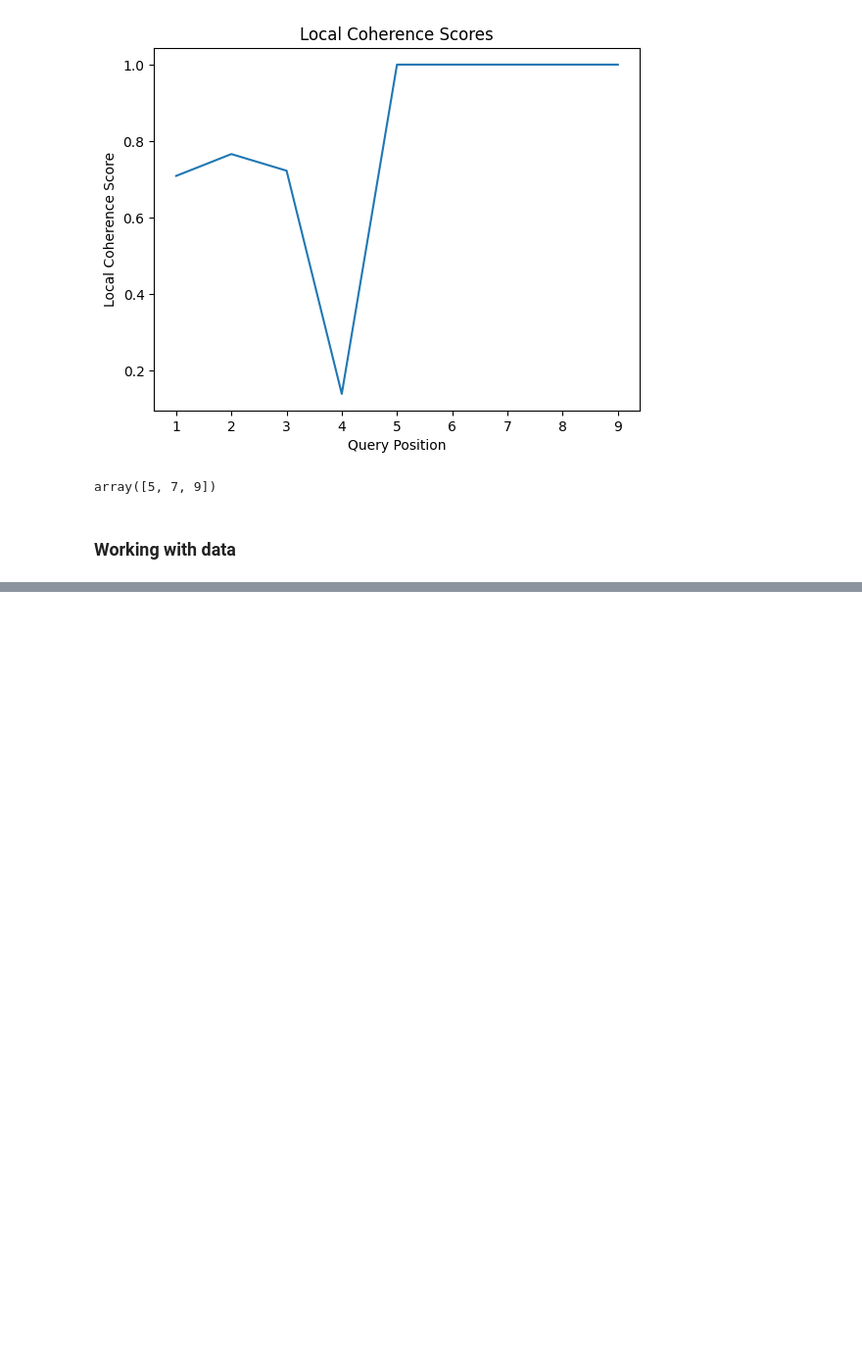
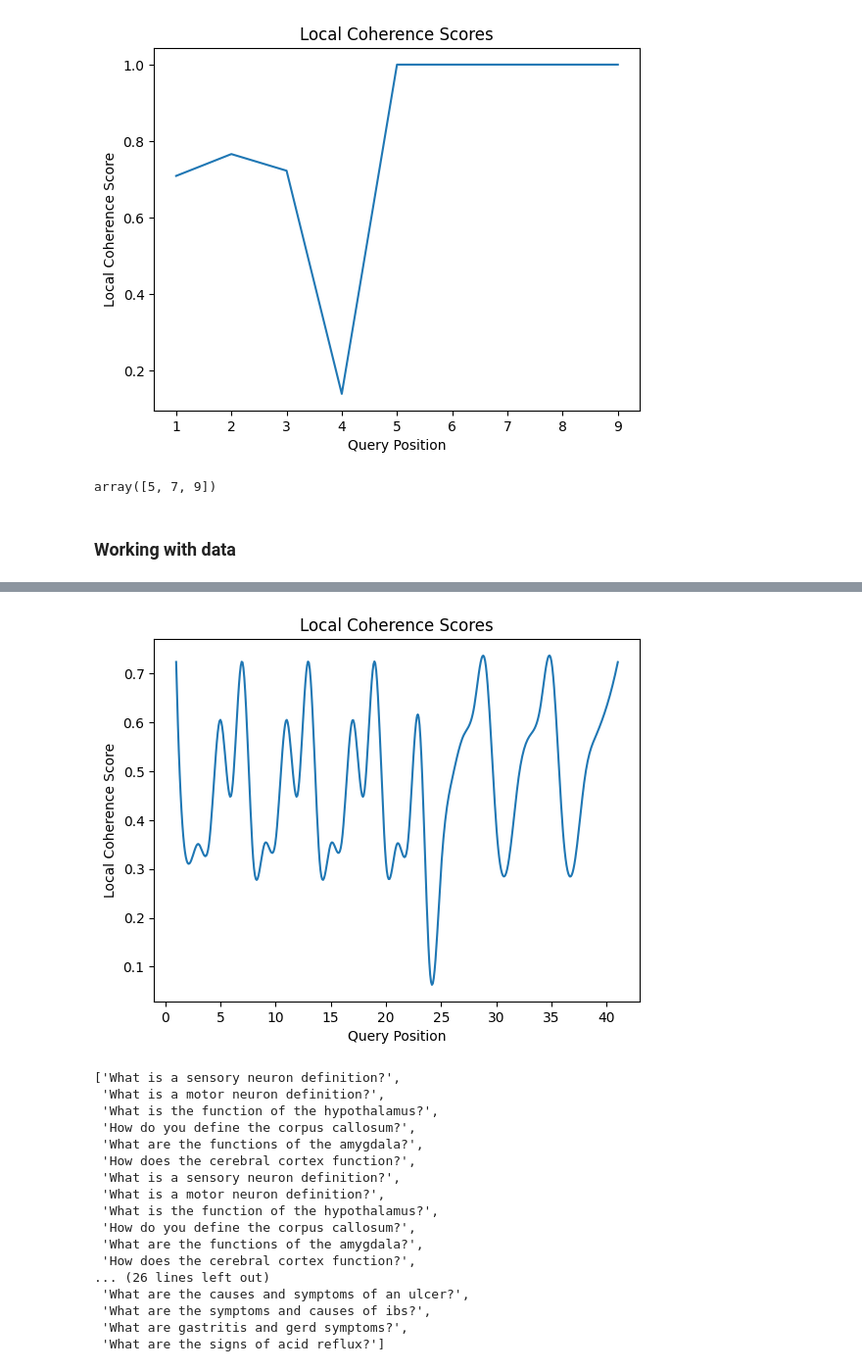
Before and after one commit to almasria/discourse_coherenc, a Jupyter notebook: components/notebook.ipynb, the cells around one changed output, grey strips where cells are left out. Shown at 98% size. Cells and saved outputs as stored; diff of their text form; code cells hidden in the pictures; blank space fills up the shorter version.

```diff
--- a/components/notebook.ipynb
+++ b/components/notebook.ipynb
@@ -495,0 +587,2 @@ sessions[0].queries
+# %%
+session1.add_queries(session2.queries)
@@ -495,0 +591,22 @@ sessions[0].queries
+# %%
+session1.plot_local_coherence()
+session1.queries
+# %% [output]
+[figure, added]
+['What is a sensory neuron definition?',
+ 'What is a motor neuron definition?',
+ 'What is the function of the hypothalamus?',
+ 'How do you define the corpus callosum?',
+ 'What are the functions of the amygdala?',
+ 'How does the cerebral cortex function?',
+ 'What is a sensory neuron definition?',
+ 'What is a motor neuron definition?',
+ 'What is the function of the hypothalamus?',
+ 'How do you define the corpus callosum?',
+ 'What are the functions of the amygdala?',
+ 'How does the cerebral cortex function?',
+... (26 lines left out)
+ 'What are the causes and symptoms of an ulcer?',
+ 'What are the symptoms and causes of ibs?',
+ 'What are gastritis and gerd symptoms?',
+ 'What are the signs of acid reflux?']
```
Also changed, not shown: parts of 23 cells of this notebook, 4 other files.
